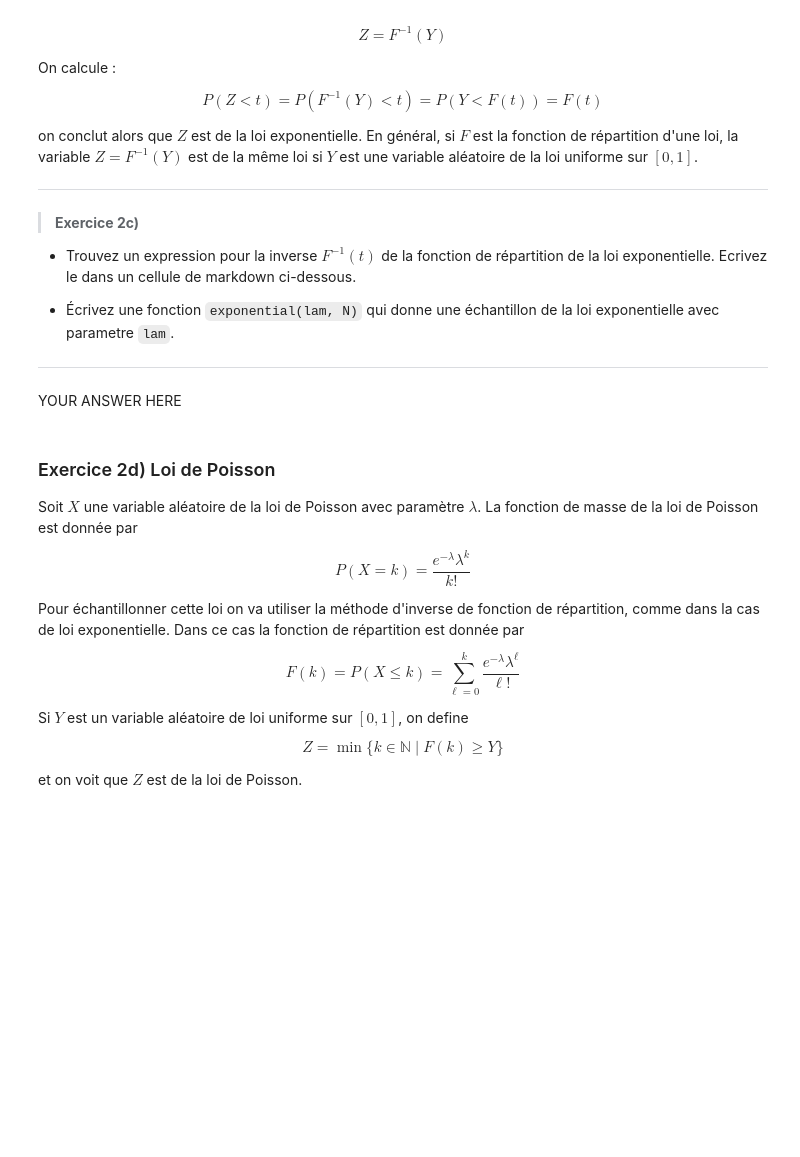
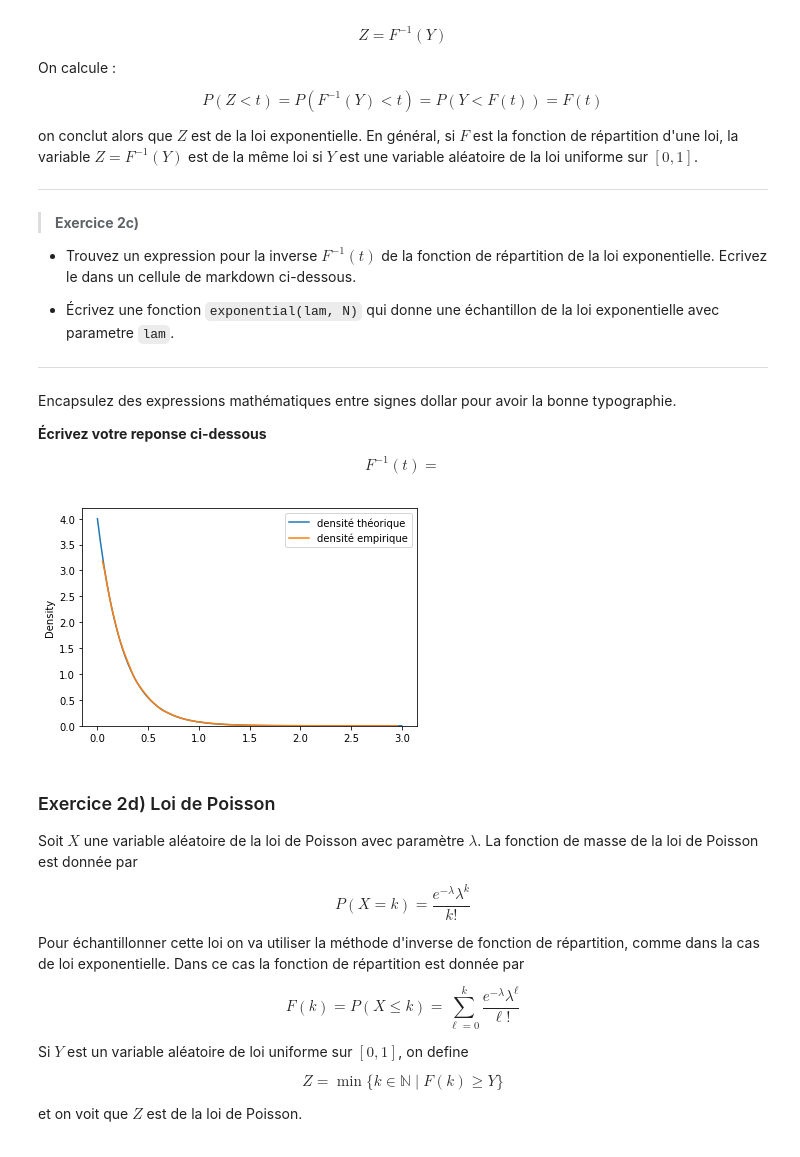
Before and after one commit to RikVoorhaar/probastat2020, a Jupyter notebook: notebooks/programmation1.ipynb, the cells around one changed output. Saved outputs shown, nothing was run; the diff lists cells and outputs as text; code cells hidden in the pictures; blank space fills up the shorter version.

```diff
--- a/notebooks/programmation1.ipynb
+++ b/notebooks/programmation1.ipynb
@@ -349,21 +370,31 @@ _____
  - Écrivez une fonction `exponential(lam, N)` qui donne une échantillon de la loi exponentielle avec parametre `lam`.
 
 _____
-# %% [markdown]
-YOUR ANSWER HERE
+# %% [markdown]
+Encapsulez des expressions mathématiques entre signes dollar pour avoir la bonne typographie.
+
+__Écrivez votre reponse ci-dessous__
+
+$$
+    F^{-1}(t) =
+$$
 # %%
 def exponential(lam, N):
     """Générer un échantillon de taille `N` de la loi exponentielle
     à paramètre `lam`"""
 
-    # INSÉREZ VOTRE CODE ICI
-
+    ### BEGIN SOLUTION
+    x = np.random.random(size=N)
+    return -np.log(1-x)/lam
+    ### END SOLUTION
 
 lam = 4
 x = np.linspace(0,3,100)
 plt.plot(x,lam*np.exp(-lam*x), label='densité théorique')
 sns.kdeplot(exponential(lam, 100000),clip=(0.05,None), label='densité empirique')
 plt.legend();
+# %% [output]
+[figure, added]
 # %%
 ### TESTES AUTOMATIQUES
 np.random.seed(179)
```
Also changed, not shown: parts of 12 cells of this notebook, 1 other file.
